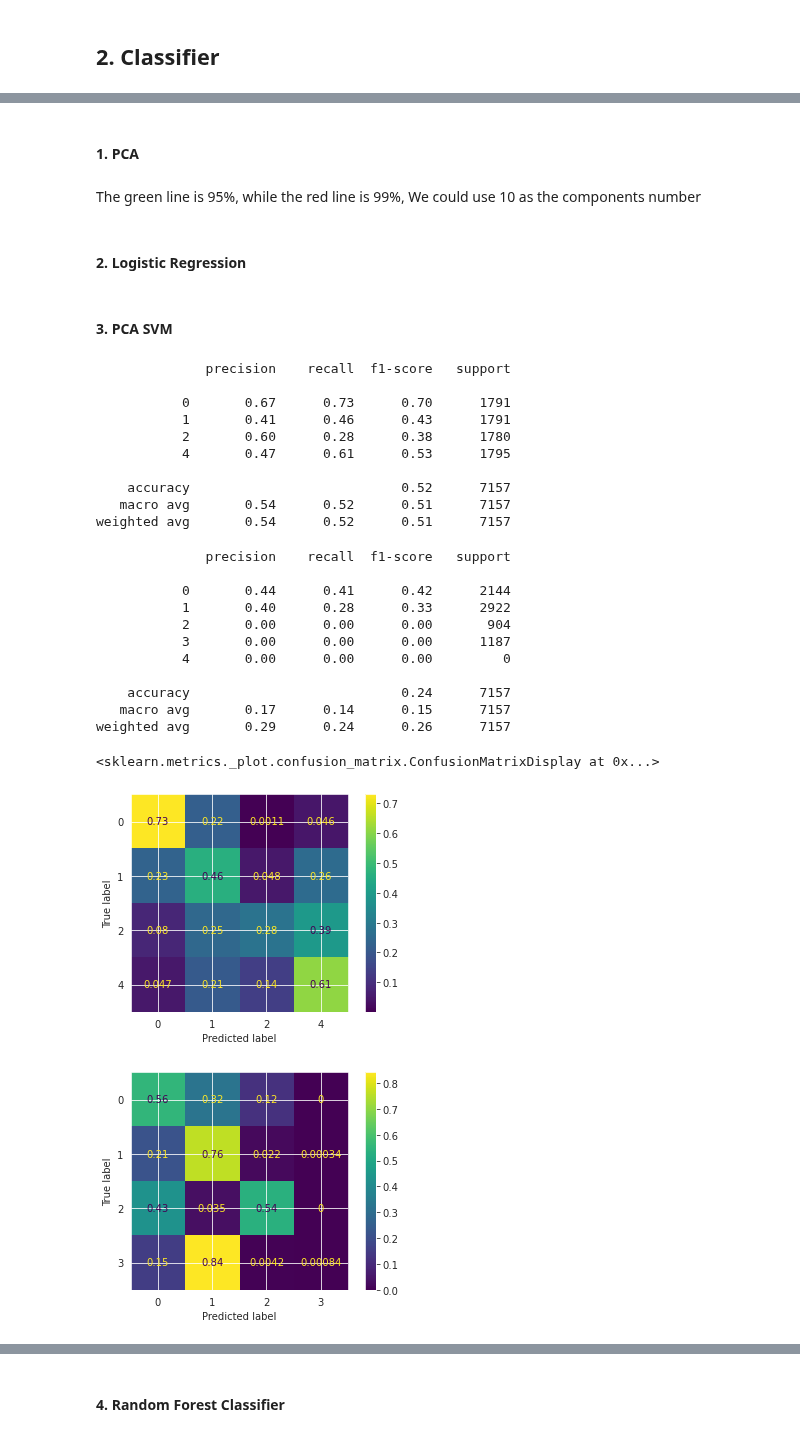
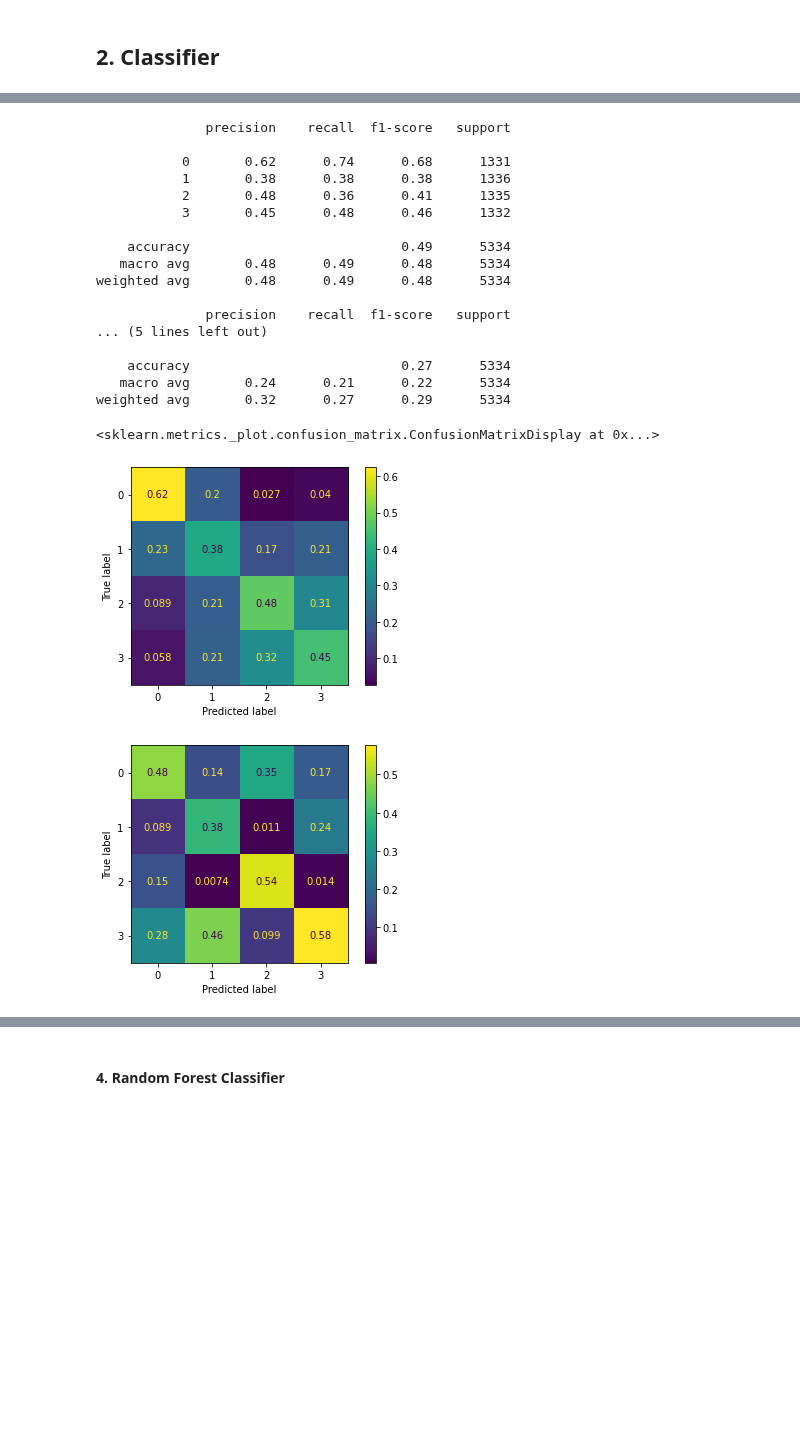
Before and after one commit to venson/starbucks, a Jupyter notebook: Starbucks_Capstone_notebook.ipynb, the cells around one changed output, grey strips where cells are left out. Cells and saved outputs as stored; diff of their text form; code cells hidden in the pictures; blank space fills up the shorter version.

```diff
--- a/Starbucks_Capstone_notebook.ipynb
+++ b/Starbucks_Capstone_notebook.ipynb
@@ -644,3 +521,16 @@ plt.show()
+# %%
+def remove_unviewed_offer(df):
+    index_unusual = pd.Index([])
+    for person in df['person_id'].unique():
+        index_ = get_index_unusual(df[df['person_id'] == person])
+        index_unusual = index_unusual.append(index_)
+    return index_unusual
+
+
+index_unusual = remove_unviewed_offer(elementary_trans)
+# %%
+index_unusual.shape
+elementary_trans_ = elementary_trans.loc[np.setdiff1d(elementary_trans.index, index_unusual)]
 # %%
 plt.figure(figsize=(12,6))
 sns.histplot(elementary_trans_[elementary_trans_['event'].isin(['offer received', 'offer viewed', 'offer completed'])],
@@ -1326,77 +1295,62 @@ The classes of outcomes are:  profitable and profitless
 
 x_quan_train, x_quan_test, y_quan_train, y_quan_test = train_test_split(x,y_quan, test_size=0.3, stratify=y_quan, random_state=42)
 x_k_train, x_k_test, y_k_train, y_k_test = train_test_split(x,y_k, test_size=0.3, stratify=y_k, random_state=42)
-# %% [markdown]
-#### 1. PCA
-# %% [markdown]
-The green line is 95%, while the red line is 99%, We could use 10 as the components number
-# %% [markdown]
-#### 2. Logistic Regression
-# %% [markdown]
-####  3. PCA SVM
 # %%
-from sklearn.pipeline import Pipeline
-from sklearn.svm import SVC
-from sklearn.model_selection import GridSearchCV
-from sklearn.compose import ColumnTransformer
-from sklearn.preprocessing import StandardScaler, MinMaxScaler, OneHotEncoder, LabelBinarizer
+from xgboost import XGBClassifier
 # numeric_features = ['age','income','mean_amount_without_offer','age2','income2','mean_amount_without_offer2']
 
 preprocessor = ColumnTransformer(
     transformers = [
         ("numeric", StandardScaler(),numeric_features),
         ("count", MinMaxScaler(),MinMax_features),
 
     ]
 )
 
 clf = Pipeline(steps=[
     ('preprocess', preprocessor),
-    ('pca', PCA()),
-    ('SVM', SVC(random_state=42))
+    ('pca', PCA(12)),
+    ('xgb', XGBClassifier(random_state=42, eval_metric='aucpr',nthread=1, n_jobs=4, use_label_encoder=False))
 ])
 
 grid_params = {
-    'pca__n_components':[12],
-    'SVM__C': [0.5, 1, 5 ],
-    'SVM__gamma': [0.1, 0.2, 0.5]
+    'xgb__eta':[0.05, 0.1,],
+    'xgb__gamma':[0, 0.1 ,0.01],
+    'xgb__lambda':[1],
+    'xgb__max_depth':[10, 15,20]
 }
 
 grid_quan = GridSearchCV(clf, param_grid=grid_params, n_jobs=12)
 grid_quan.fit(x_quan_train, y_quan_train)
 y_quan_pred = grid_quan.predict(x_quan_test)
 print(classification_report(y_quan_test,y_quan_pred))
-ConfusionMatrixDisplay.from_estimator( grid_quan,x_quan_test, y_quan_test, normalize = 'true')
+ConfusionMatrixDisplay.from_estimator( grid_quan,x_quan_test, y_quan_test, normalize = 'pred')
 
 
 
 grid_k = GridSearchCV(clf, param_grid=grid_params, n_jobs=12)
 grid_k.fit(x_k_train, y_k_train)
 y_k_pred = grid_quan.predict(x_k_test)
 print(classification_report(y_k_test,y_k_pred))
-ConfusionMatrixDisplay.from_estimator( grid_k,x_k_test, y_k_test, normalize = 'true')
+ConfusionMatrixDisplay.from_estimator( grid_k,x_k_test, y_k_test, normalize = 'pred')
 # %% [output]
               precision    recall  f1-score   support
 
-           0       0.67      0.73      0.70      1791
-           1       0.41      0.46      0.43      1791
-           2       0.60      0.28      0.38      1780
-           4       0.47      0.61      0.53      1795
+           0       0.62      0.74      0.68      1331
+           1       0.38      0.38      0.38      1336
+           2       0.48      0.36      0.41      1335
+           3       0.45      0.48      0.46      1332
 
-    accuracy                           0.52      7157
-   macro avg       0.54      0.52      0.51      7157
-weighted avg       0.54      0.52      0.51      7157
+    accuracy                           0.49      5334
+   macro avg       0.48      0.49      0.48      5334
+weighted avg       0.48      0.49      0.48      5334
+
+              precision    recall  f1-score   support
+... (5 lines left out)
+
+    accuracy                           0.27      5334
+   macro avg       0.24      0.21      0.22      5334
+weighted avg       0.32      0.27      0.29      5334
-              precision    recall  f1-score   support
-
-           0       0.44      0.41      0.42      2144
-           1       0.40      0.28      0.33      2922
-           2       0.00      0.00      0.00       904
-           3       0.00      0.00      0.00      1187
-           4       0.00      0.00      0.00         0
-
-    accuracy                           0.24      7157
-   macro avg       0.17      0.14      0.15      7157
-weighted avg       0.29      0.24      0.26      7157
+<sklearn.metrics._plot.confusion_matrix.ConfusionMatrixDisplay at 0x...>
-<sklearn.metrics._plot.confusion_matrix.ConfusionMatrixDisplay at 0x...>
-[figure, old version]
+[figure, new version]
-[figure, old version]
+[figure, new version]
```
Also changed, not shown: parts of 63 cells of this notebook.
